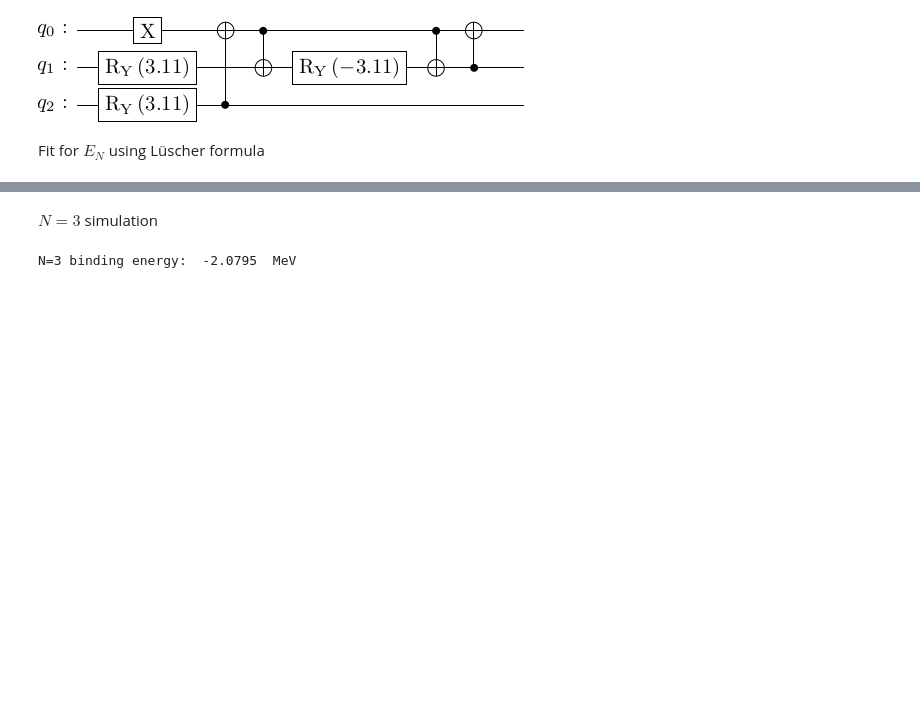
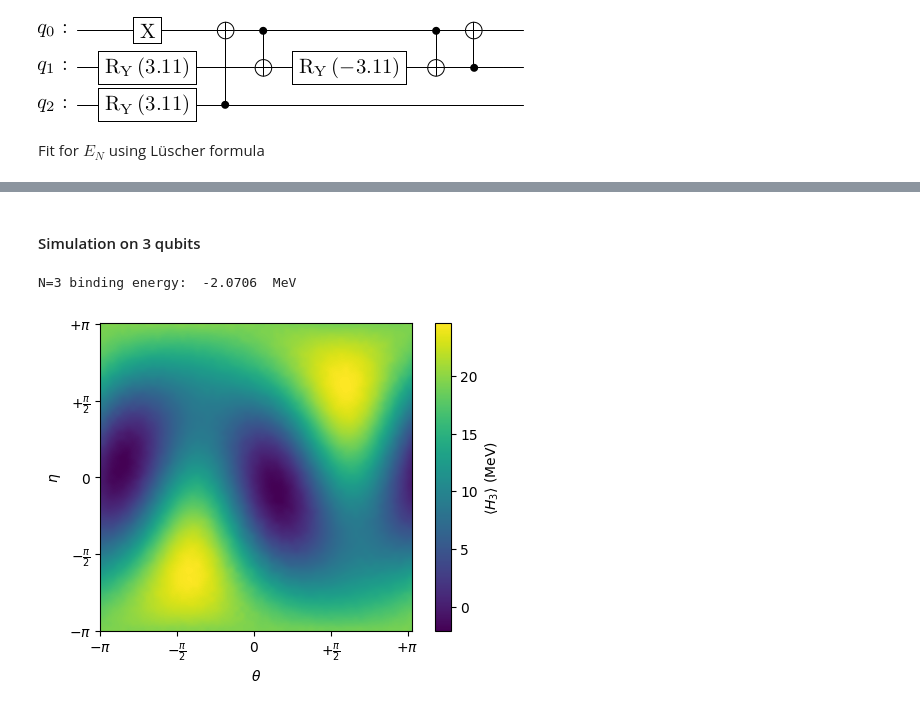
Before and after one commit to diegoscantam/2qubits, a Jupyter notebook: deuteron.ipynb, the cells around one changed output, grey strips where cells are left out. Saved outputs shown, nothing was run; the diff lists cells and outputs as text; code cells hidden in the pictures; blank space fills up the shorter version.

Commit message:
Plot N=3

```diff
--- a/deuteron.ipynb
+++ b/deuteron.ipynb
@@ -371,11 +399,11 @@ N=2 binding energy:  -1.7795  +-  0.0311  MeV
-# %% [markdown]
-$N=3$ simulation
+# %% [markdown]
+#### Simulation on 3 qubits
 # %%
 # Number of runs per simulation
 shots = 10000
 
 theta = np.arange(-3.14,3.14,0.1)
-eta = np.arange(0,3.14,0.1)
+eta = np.arange(-3.14,3.14,0.1)
 exp_val_3 = np.empty((len(theta), len(eta)))
 dexp_val_3 = np.empty(len(theta))
 for kk in range(0, len(theta)):
@@ -457,8 +485,33 @@ for kk in range(0, len(theta)):
 
 
 E_3 = exp_val_3.min()
-#[kk_min ,jj_min] = np.where(exp_val_3 == E_3)
-#print('kk= ', kk_min, ', jj= ', jj_min)
 print('N=3 binding energy: ', round(E_3,4), ' MeV') #, ' +- ', round(dE_2,4), ' MeV')
 # %% [output]
-N=3 binding energy:  -2.0795  MeV
+N=3 binding energy:  -2.0706  MeV
+# %%
+import matplotlib as mpl
+cmap = mpl.cm.viridis
+w = 6
+h = 4
+fontsize = 12
+fig = plt.figure(figsize=(w,h))
+ax = fig.add_subplot(111)
+extent = [theta.min(),theta.max()+0.1,eta.min(),eta.max()+0.1]
+img = ax.imshow(exp_val_3, extent=extent, cmap=cmap, interpolation='catrom')
+fig.colorbar(img, label = '$\\langle H_3 \\rangle$ (MeV)')
+# ticks
+unit = 0.5
+x_tick = np.arange(-1, +1 + unit, unit)
+x_label = [r'$-\pi $', r'$-\frac{\pi}{2}$', r'$0$', r'$+\frac{\pi}{2}$', r'$+\pi$']
+ax.set_xticks(x_tick * pi)
+ax.set_xticklabels(x_label, fontsize=10)
+y_tick = np.arange(-1, +1 + unit, unit)
+y_label = [r'$-\pi $', r'$-\frac{\pi}{2}$', r'$0$', r'$+\frac{\pi}{2}$', r'$+\pi$']
+ax.set_yticks(y_tick * pi)
+ax.set_yticklabels(y_label, fontsize=10)
+
+plt.xlabel("$\\theta$")
+plt.ylabel("$\\eta$")
+plt.show()
+# %% [output]
+[figure, added]
```
Also changed, not shown: parts of 12 cells of this notebook.
